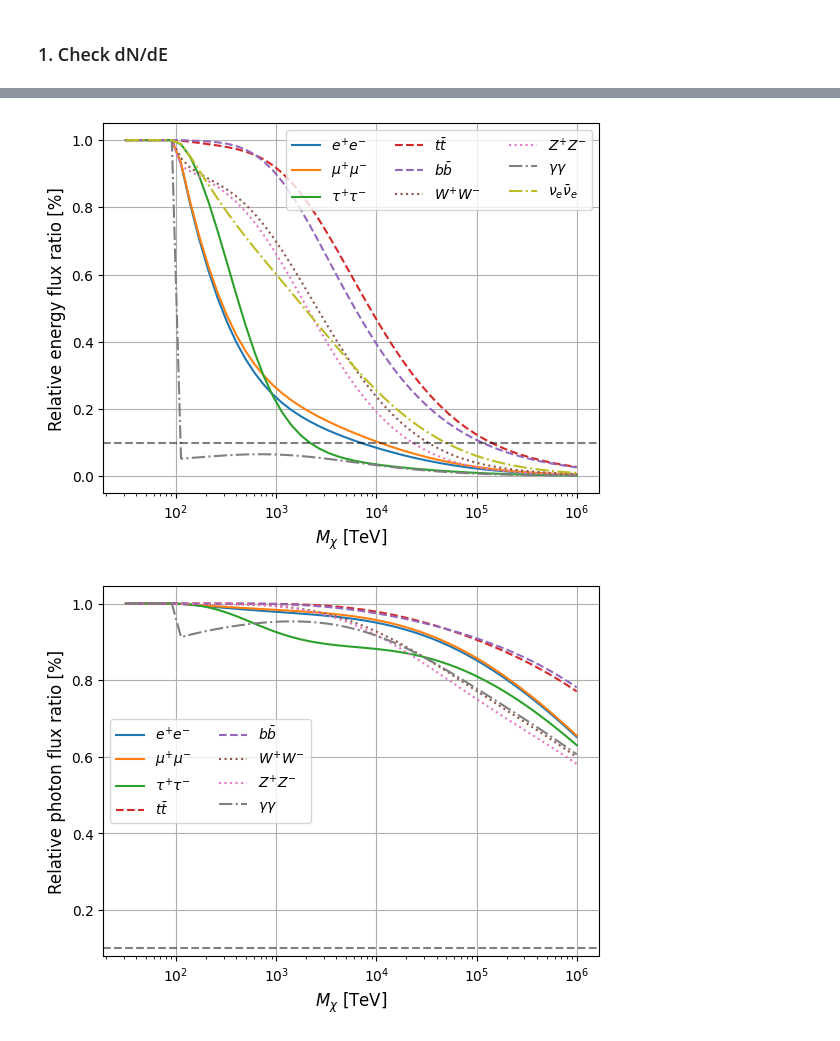
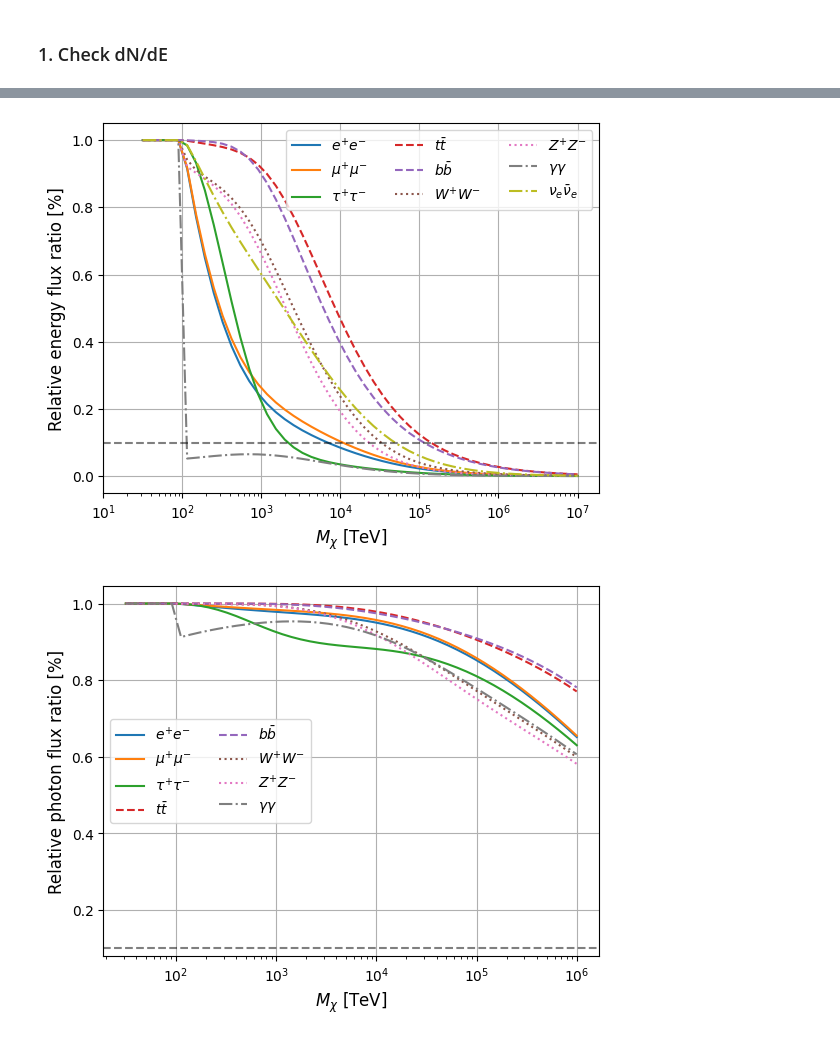
Before and after one commit to takdg123/dm_analysis, a Jupyter notebook: UHDM/Advanced_Test_of_HDMSpectra.ipynb, the cells around one changed output, grey strips where cells are left out. Drawn from its saved outputs; the diff is of its cells as text; code cells hidden in the pictures.

```diff
--- a/UHDM/Advanced_Test_of_HDMSpectra.ipynb
+++ b/UHDM/Advanced_Test_of_HDMSpectra.ipynb
@@ -57,9 +88,10 @@ chan_lab = [r"$e^{+}e^{-}$", r"$\mu^{+}\mu^{-}$", r"$\tau^{+}\tau^{-}$",
             r"$W^{+}W^{-}$", r"$Z^{+}Z^{-}$", r"$\gamma\gamma$", r"$\nu_e \bar{\nu}_e$"]
 ls = ["-", "-", "-", "--", "--", ":",":", "-.", "-."]
 flx = {}
+obs_E = 1e5 #(PeV)
 for c in chan:
     flx[c] = []
-    for M in np.logspace(4.5, 9, 50):
+    for M in np.logspace(4.5, 10, 50):
         finalstate = 22   # photon
         initialstate = HDM_Channel2Num[c]
         x = np.logspace(-6.,0.,25000)
@@ -70,11 +102,11 @@ for c in chan:
         E = center_pt(E)
 
         total = sum(center_pt(temp)*np.diff(x)*E)+delta*E[-1]
-        observable = (E<100000)
+        observable = (E<obs_E)
 
         vts = sum((center_pt(temp)*np.diff(x)*E)[observable])
 
-        if M < 100000:
+        if M < obs_E:
             vts+=delta*E[-1]
 
         flx[c].append([M, total, vts])
@@ -94,0 +154,15 @@ A comparison with linear interpolation is recommended
+# %%
+for c, cl in enumerate(["300 TeV", "500 TeV", "1000 TeV"]):
+    plt.plot(flx[c][:,0]/1000., flx[c][:,2]/flx[c][:,1], label=cl)
+    data = np.asarray([flx[c][:,0]/1000., flx[c][:,2]/flx[c][:,1]]).T
+    np.save(f"e_ratio_{c}", data)
+plt.xscale("log")
+#plt.yscale("log")
+plt.axhline(0.1, color="k", ls="--", alpha=0.5)
+plt.grid()
+plt.legend(ncol=1, fontsize=12, frameon=False)
+plt.xlabel("$M_{\chi}$ [TeV]", fontsize=12)
+plt.ylabel("Relative energy flux ratio [%]", fontsize=12)
+plt.ylim(-0.05,)
+plt.xlim(1e1, 1e8)
+plt.savefig("ratio_various_cuts.pdf")
@@ -95,19 +171,20 @@ A comparison with linear interpolation is recommended
 # %%
 for c, cl, l in zip(chan, chan_lab, ls):
     plt.plot(flx[c][:,0]/1000., flx[c][:,2]/flx[c][:,1], label=cl, ls=l)
     data = np.asarray([flx[c][:,0]/1000., flx[c][:,2]/flx[c][:,1]]).T
     np.save(f"e_ratio_{c}", data)
 plt.xscale("log")
 #plt.yscale("log")
 plt.axhline(0.1, color="k", ls="--", alpha=0.5)
 plt.grid()
 plt.legend(fontsize=10, ncol=3)
 plt.xlabel("$M_{\chi}$ [TeV]", fontsize=12)
 plt.ylabel("Relative energy flux ratio [%]", fontsize=12)
 plt.ylim(-0.05,)
-plt.savefig("ratio.pdf")
+plt.xlim(1e1, )
+plt.savefig("ratio_100TeV_cut.pdf")
 # %% [output]
-[figure, old version]
+[figure, new version]
 # %%
 plt.style.use("default")
 # %%
```
Also changed, not shown: parts of 7 cells of this notebook, 35 other files.
